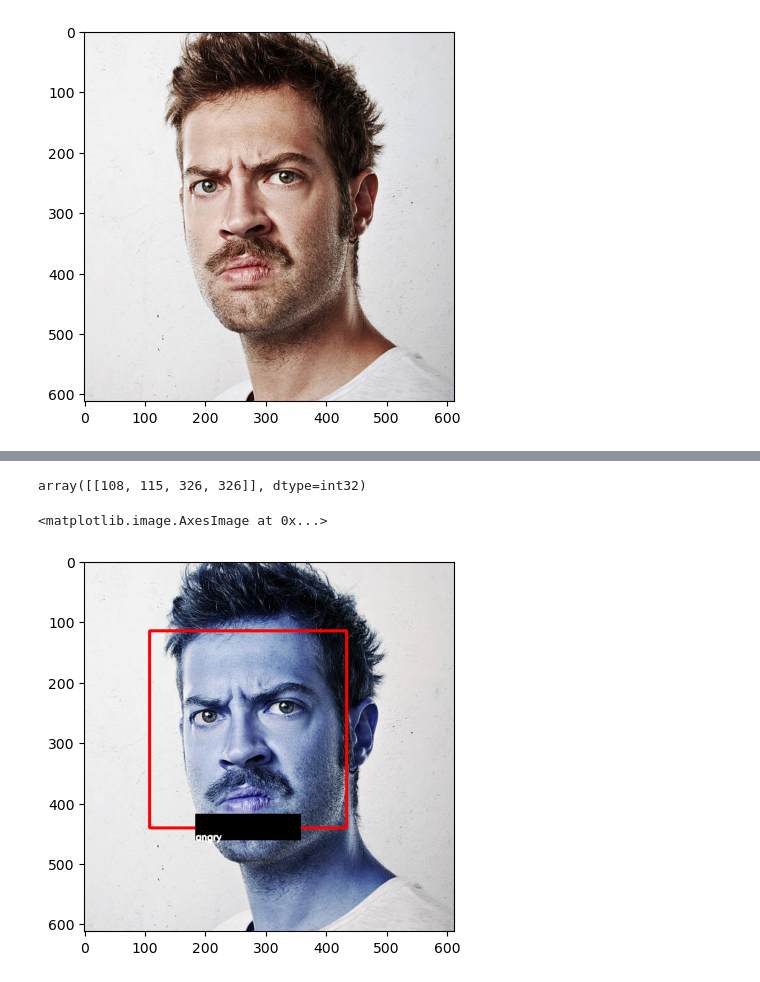
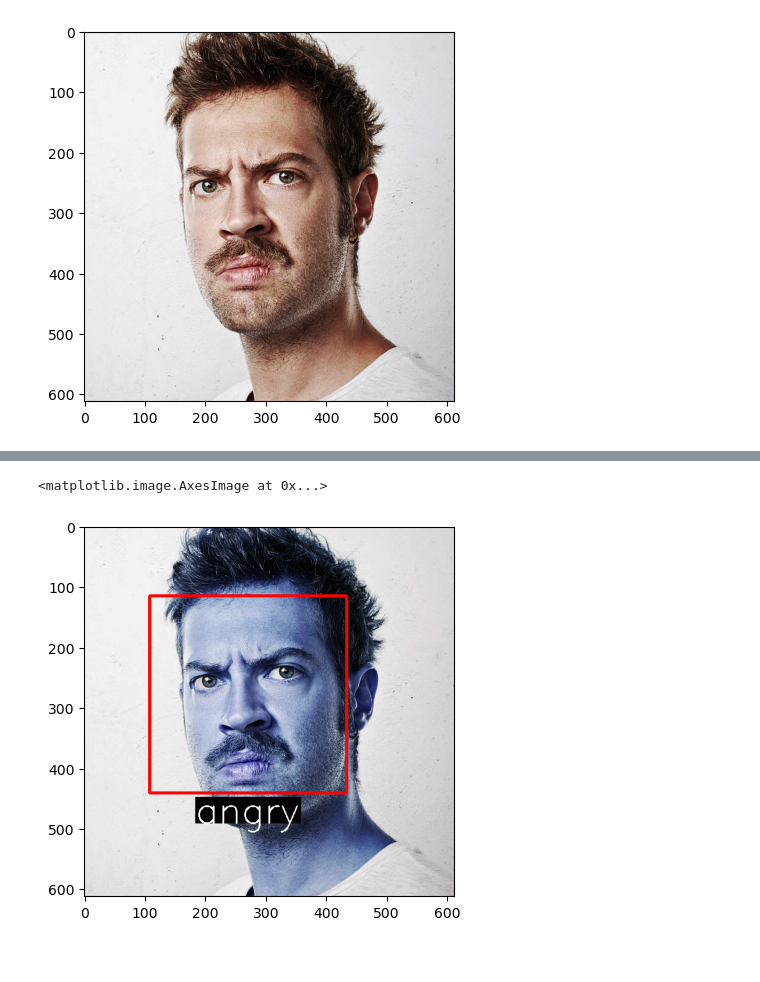
Before and after one commit to shafqat007/behavioral-and-emotion-recognition, a Jupyter notebook: emotion-recognition.ipynb, the cells around one changed output, grey strips where cells are left out. Saved outputs shown, nothing was run; the diff lists cells and outputs as text; code cells hidden in the pictures.

Commit message:
detected face bounded with box

```diff
--- a/emotion-recognition.ipynb
+++ b/emotion-recognition.ipynb
@@ -37,6 +34,2 @@ plt.imshow(grayimg)
 # %%
 faces = face_cascade.detectMultiScale(grayimg, 1.1, 3)
-# %%
-faces
-# %% [output]
-array([[108, 115, 326, 326]], dtype=int32)
@@ -44,19 +39,16 @@ array([[108, 115, 326, 326]], dtype=int32)
 for a,b,c,d in faces:
     cv2.rectangle(img, (a,b), (a+c,b+d), (255,0,0), 3)
 # %%
-font_scale = 1.0  # Adjust the font scale as needed
+font_scale = 2.0
 text_size = cv2.getTextSize(emotion, cv2.FONT_HERSHEY_SIMPLEX, font_scale, 2)[0]
-text_position = (a + c // 2 - text_size[0] // 2, b + d + 20)  # Adjust 20 to position the text as you like
+text_position = (a + c // 2 - text_size[0] // 2, b + d + 50)
 
-# Add black background
 cv2.rectangle(img, (text_position[0], text_position[1] - text_size[1]),
               (text_position[0] + text_size[0], text_position[1]), (0, 0, 0), -1)
-
-# Put text centered below the bounding box
-cv2.putText(img, text, text_position, cv2.FONT_HERSHEY_SIMPLEX, font_scale, (255, 255, 255), 2)
+cv2.putText(img, emotion, text_position, cv2.FONT_HERSHEY_SIMPLEX, font_scale, (255, 255, 255), 2)
 
 
 plt.imshow(img)
 # %% [output]
 <matplotlib.image.AxesImage at 0x...>
-[figure, old version]
+[figure, new version]
```
Also changed, not shown: parts of 2 cells of this notebook.
